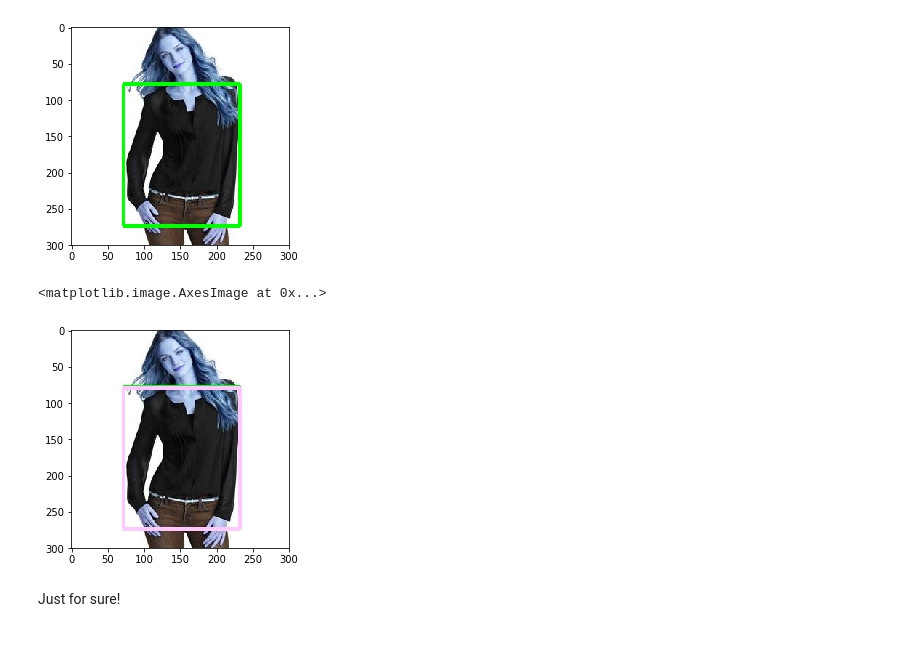
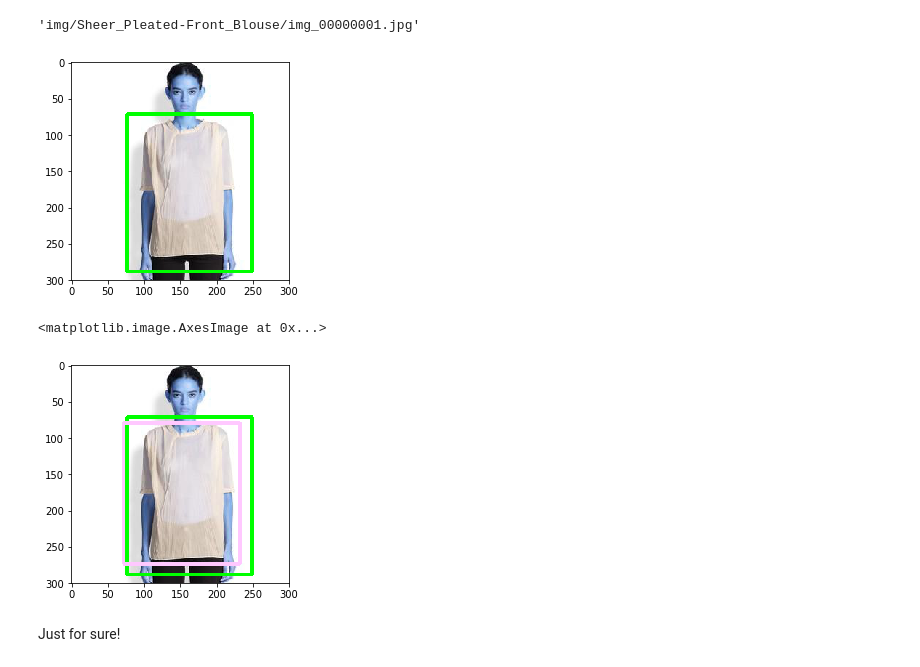
Before and after one commit to zuenko/FashionML, a Jupyter notebook: plot.ipynb, the cells around one changed output. Saved outputs shown, nothing was run; the diff lists cells and outputs as text; code cells hidden in the pictures.

```diff
--- a/plot.ipynb
+++ b/plot.ipynb
@@ -19,23 +19,27 @@ def from_yolo_to_cor(box, shape):
 
 def draw_boxes(img, boxes):
     for box in boxes:
-        x1, y1, x2, y2 = from_yolo_to_cor(box, shape)
+        x1, y1, x2, y2 = from_yolo_to_cor(box, img.shape)
         cv2.rectangle(img, (x1, y1), (x2, y2), (0,255,0), 3)
     plt.imshow(img)
 # %%
 bbox_img = pd.read_csv('data/Anno/annotation_w-o_atr.csv')
-img = cv2.imread('data/'+bbox_img.loc[0]['Path'])
+img = cv2.imread('data/'+bbox_img.loc[99]['Path'])
+# %%
+bbox_img.loc[0]['Path']
+# %% [output]
+'img/Sheer_Pleated-Front_Blouse/img_00000001.jpg'
 # %%
-draw_boxes(img, [bbox_img.loc[0][['x','y', 'width', 'height']].values])
+draw_boxes(img, [bbox_img.loc[99][['x','y', 'width', 'height']].values])
 # %% [output]
-[figure, old version]
+[figure, new version]
 # %%
 box = bbox_img.loc[0][['x1','y1', 'x2', 'y2']].values
 # %%
 plt.imshow(cv2.rectangle(img, (box[0], box[1]), (box[2], box[3]), (255,200,255), 3))
 # %% [output]
 <matplotlib.image.AxesImage at 0x...>
-[figure, old version]
+[figure, new version]
 # %%
 img = cv2.imread('data/test/pos-1.jpg')
 box = [float(i) for i in '0.73 0.507380073800738 0.395 0.5940959409594095'.split()]
```
Also changed, not shown: parts of 2 cells of this notebook, 5 other files.
